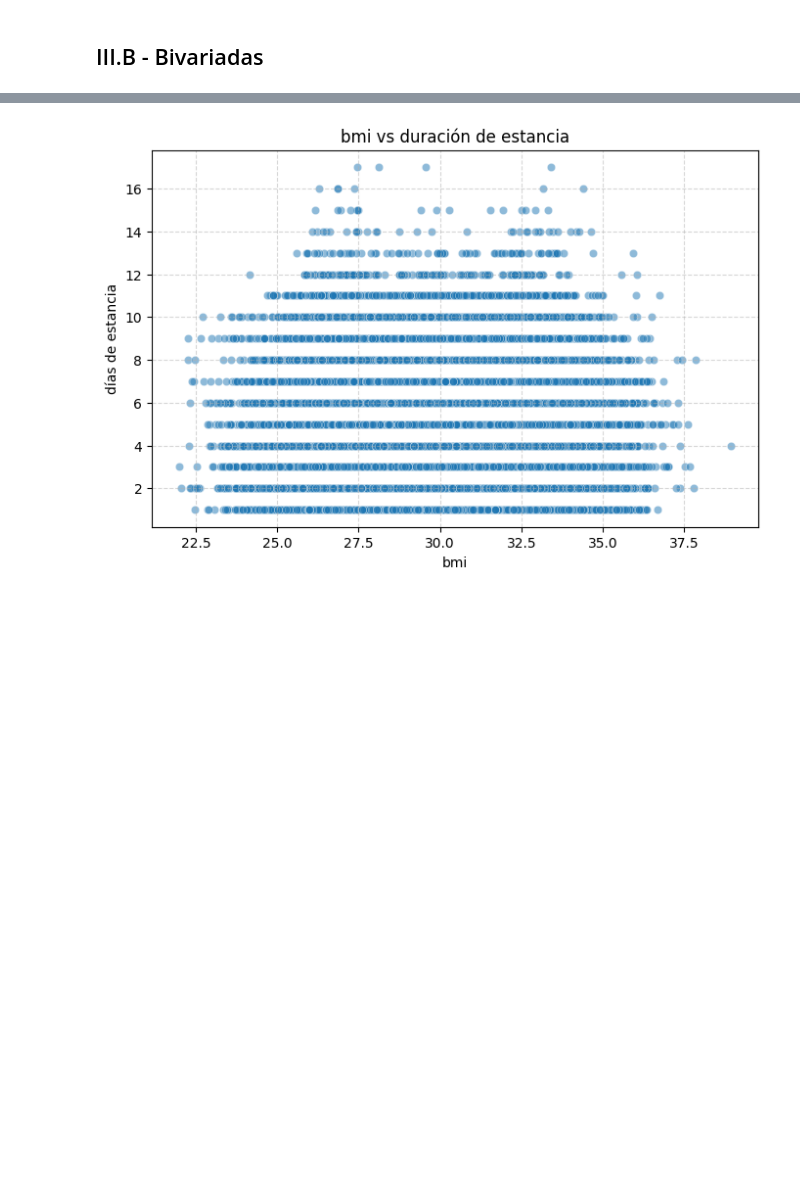
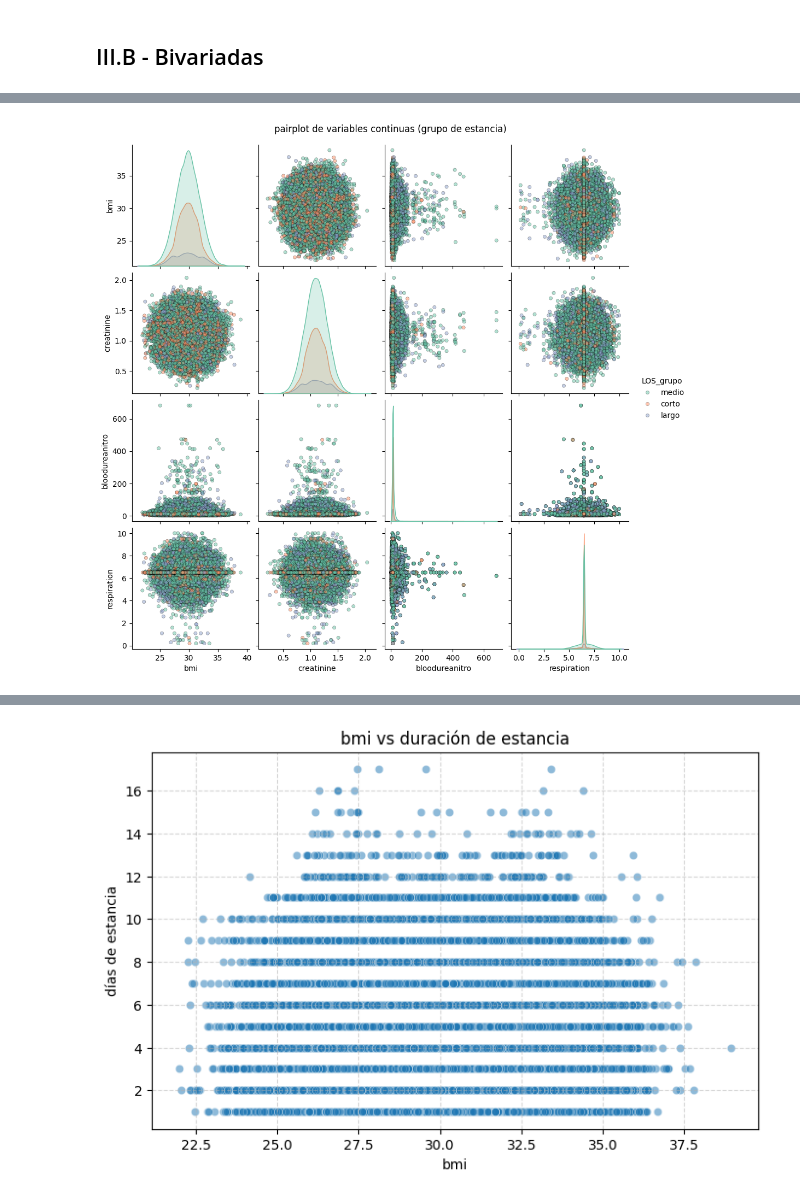
Before and after one commit to totox35/CiencasDatos_UdeA_GIRAULT, a Jupyter notebook: proyecto_aula/entregable_I_proyecto_aula.ipynb, the cells around one changed output, grey strips where cells are left out. Cells and saved outputs as stored; diff of their text form; code cells hidden in the pictures; blank space fills up the shorter version.

```diff
--- a/proyecto_aula/entregable_I_proyecto_aula.ipynb
+++ b/proyecto_aula/entregable_I_proyecto_aula.ipynb
@@ -675,0 +692,25 @@ En resumen, aunque la mayor parte de los casos se concentran alrededor de 12–1
+# %%
+# agrupamos los pacientes en 3 grupos según los días de estancia
+# corto: 0-2 días, medio: 3-7 días, largo: 8+ días
+def categorizar_los(los):
+    if los <= 2:
+        return 'corto'
+    elif los <= 7:
+        return 'medio'
+    else:
+        return 'largo'
+
+df_filtered['LOS_grupo'] = df_filtered['lengthofstay'].apply(categorizar_los)
+vars_continues = ['bmi', 'creatinine', 'bloodureanitro', 'respiration']
+sns.pairplot(
+    df_filtered,
+    vars=vars_continues,
+    hue='LOS_grupo',
+    palette='Set2',
+    diag_kind='kde',
+    plot_kws={'alpha':0.5, 's':20, 'edgecolor':'k'}
+)
+plt.suptitle('pairplot de variables continuas (grupo de estancia)', y=1.02)
+plt.show()
+# %% [output]
+[figure, added]
```
Also changed, not shown: parts of 20 cells of this notebook.
